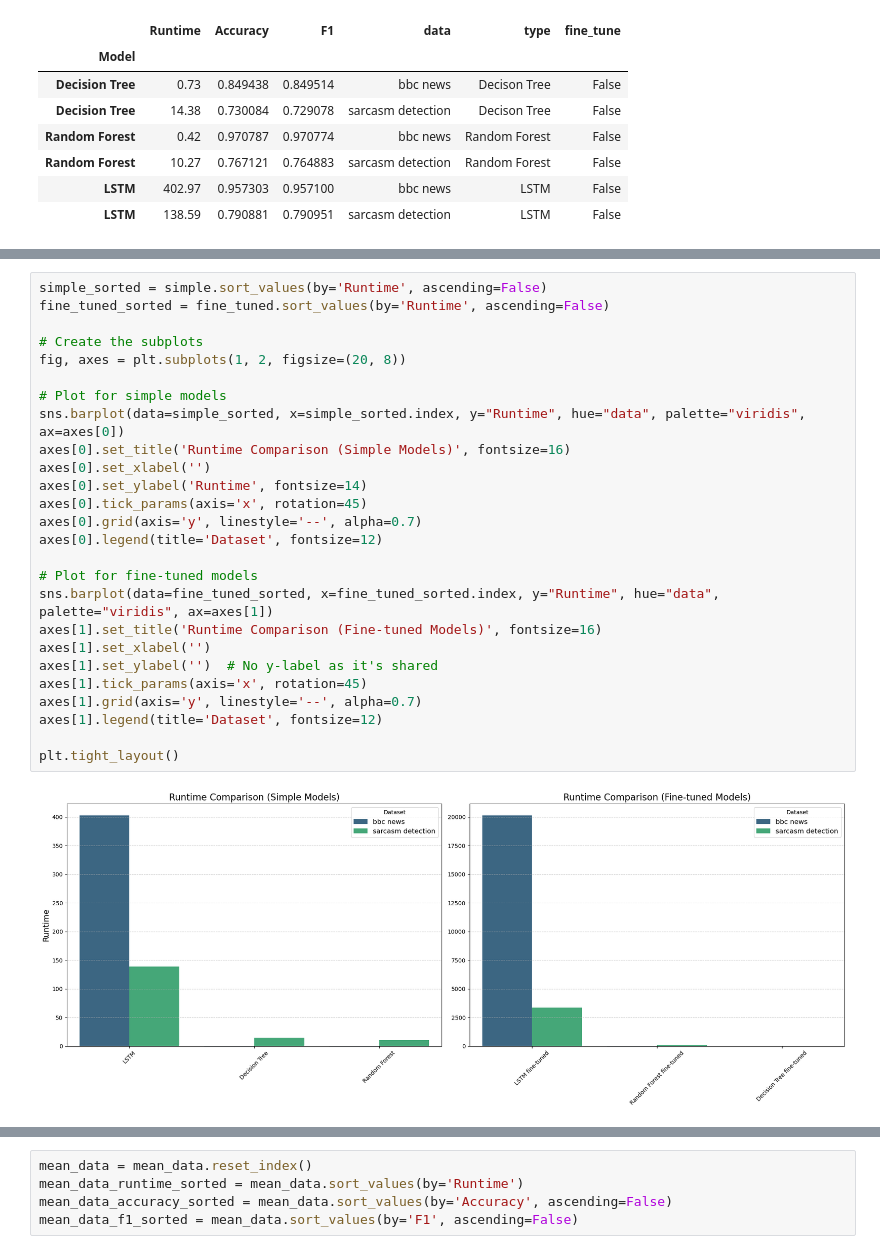
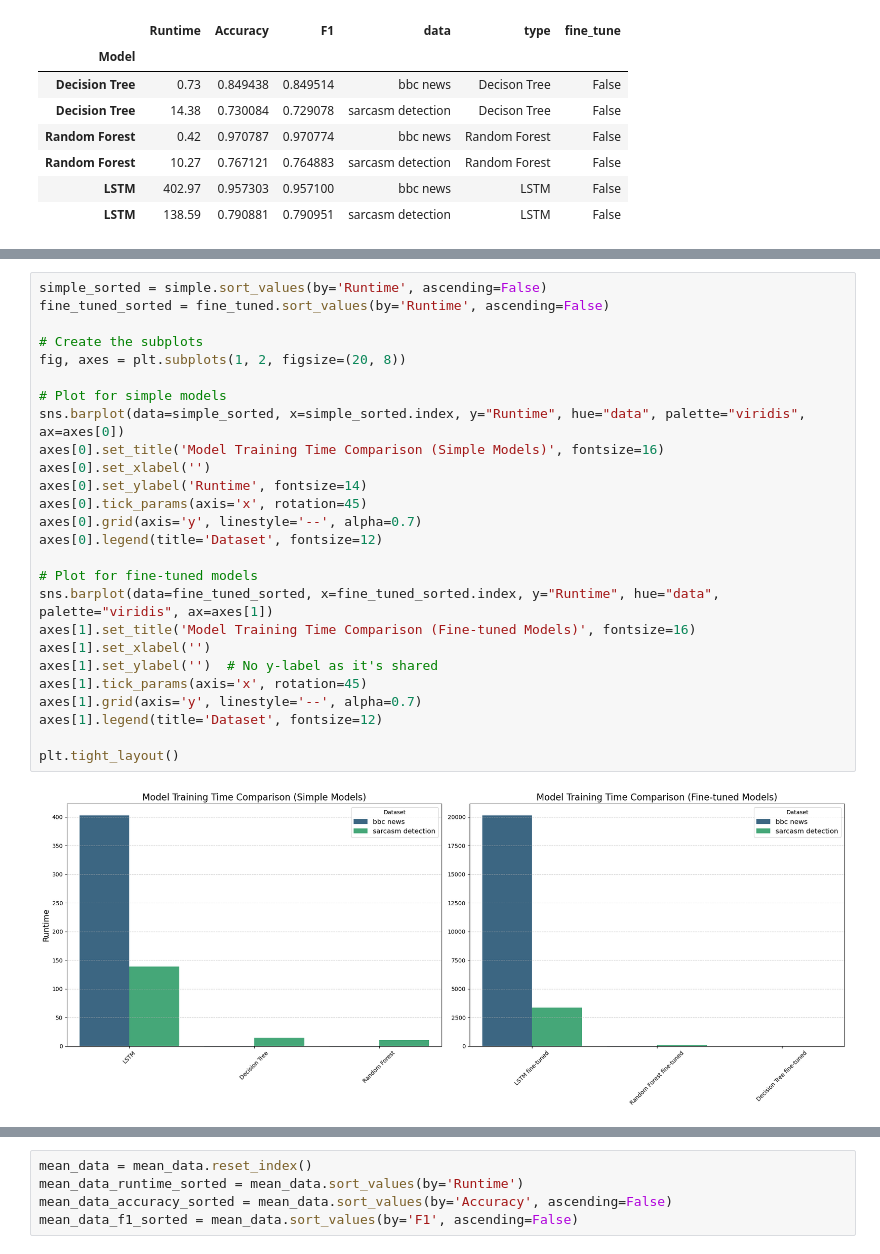
Before and after one commit to nzhussup/BachelorThesis, a Jupyter notebook: src/4_Evaluation.ipynb, the cells around one changed output, grey strips where cells are left out. Cells and saved outputs as stored; diff of their text form.

Commit message:
Update plots

```diff
--- a/src/4_Evaluation.ipynb
+++ b/src/4_Evaluation.ipynb
@@ -79,31 +79,31 @@ plt.tight_layout()
 # %%
 simple_sorted = simple.sort_values(by='Runtime', ascending=False)
 fine_tuned_sorted = fine_tuned.sort_values(by='Runtime', ascending=False)
 
 # Create the subplots
 fig, axes = plt.subplots(1, 2, figsize=(20, 8))
 
 # Plot for simple models
 sns.barplot(data=simple_sorted, x=simple_sorted.index, y="Runtime", hue="data", palette="viridis", ax=axes[0])
-axes[0].set_title('Runtime Comparison (Simple Models)', fontsize=16)
+axes[0].set_title('Model Training Time Comparison (Simple Models)', fontsize=16)
 axes[0].set_xlabel('')
 axes[0].set_ylabel('Runtime', fontsize=14)
 axes[0].tick_params(axis='x', rotation=45)
 axes[0].grid(axis='y', linestyle='--', alpha=0.7)
 axes[0].legend(title='Dataset', fontsize=12)
 
 # Plot for fine-tuned models
 sns.barplot(data=fine_tuned_sorted, x=fine_tuned_sorted.index, y="Runtime", hue="data", palette="viridis", ax=axes[1])
-axes[1].set_title('Runtime Comparison (Fine-tuned Models)', fontsize=16)
+axes[1].set_title('Model Training Time Comparison (Fine-tuned Models)', fontsize=16)
 axes[1].set_xlabel('')
 axes[1].set_ylabel('')  # No y-label as it's shared
 axes[1].tick_params(axis='x', rotation=45)
 axes[1].grid(axis='y', linestyle='--', alpha=0.7)
 axes[1].legend(title='Dataset', fontsize=12)
 
 plt.tight_layout()
 # %% [output]
-[figure, old version]
+[figure, new version]
 # %%
 simple_sorted = simple.sort_values(by='F1', ascending=False)
 fine_tuned_sorted = fine_tuned.sort_values(by='F1', ascending=False)
```
Also changed, not shown: parts of 3 cells of this notebook.
